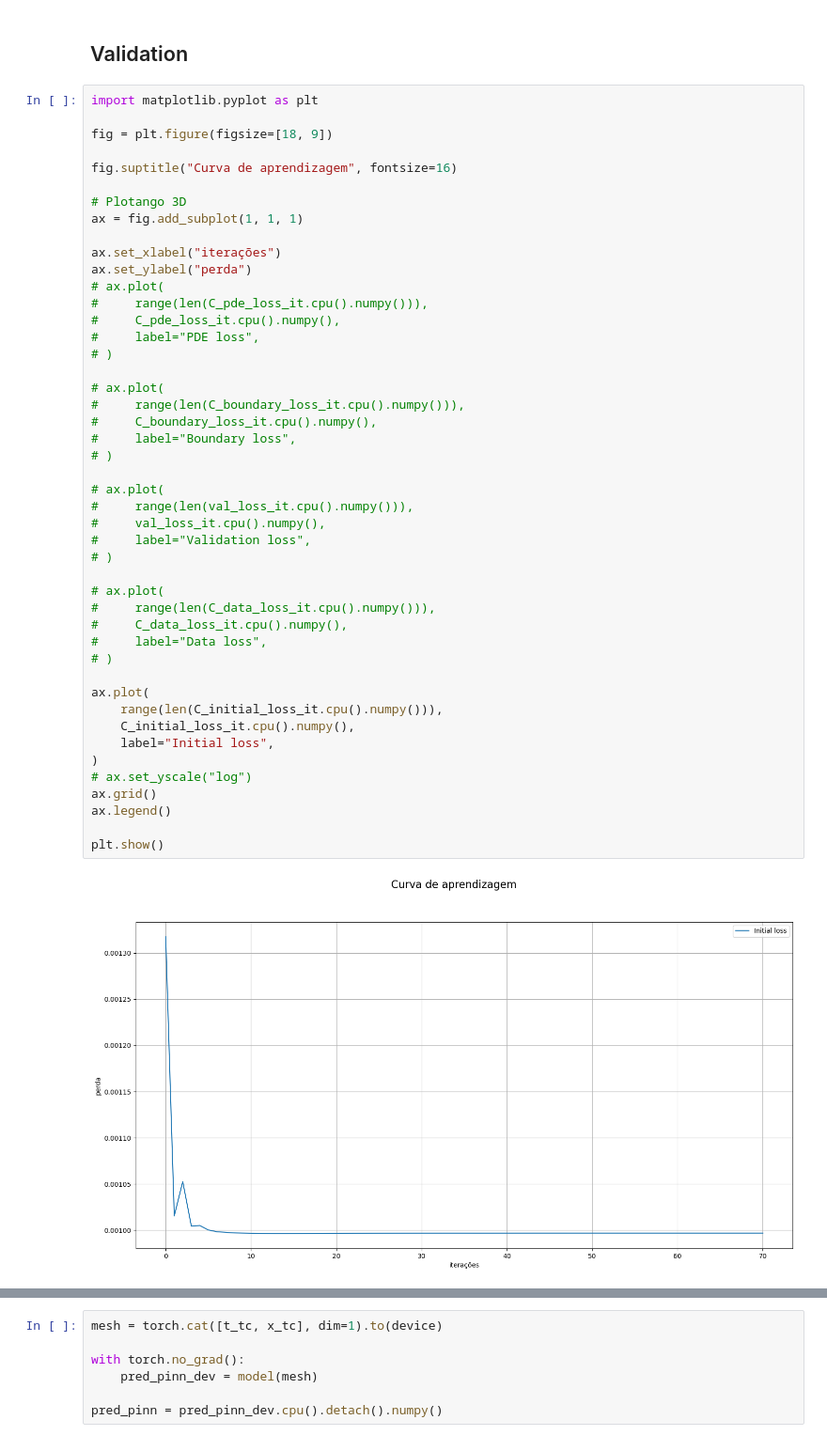
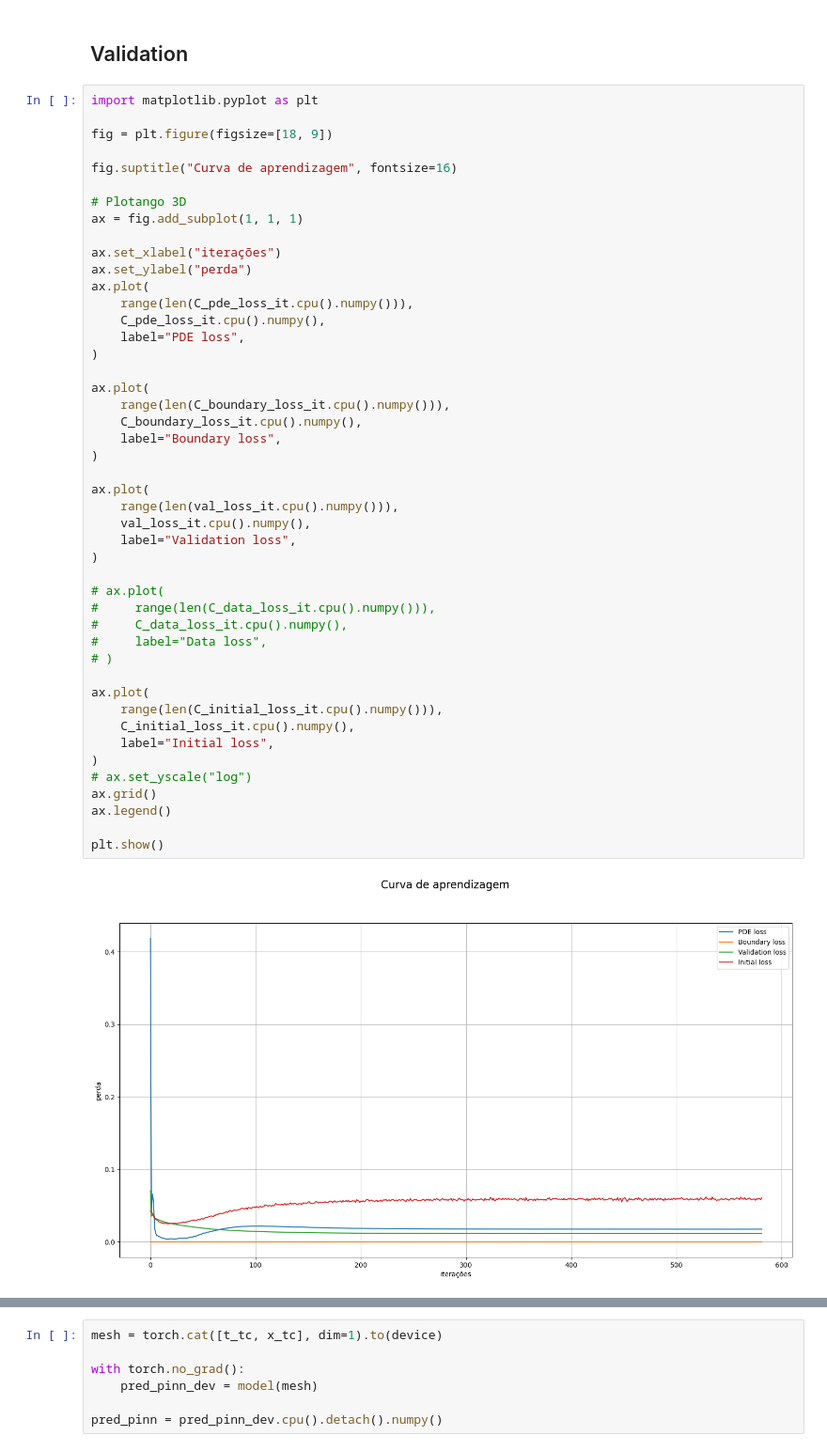
Before and after one commit to Esterci/2D_imune_edema_pinn, a Jupyter notebook: 1D/edp_t_x/pinn_model.ipynb, the cells around one changed output, grey strips where cells are left out. Shown at 94% size. Cells and saved outputs as stored; diff of their text form.

```diff
--- a/1D/edp_t_x/pinn_model.ipynb
+++ b/1D/edp_t_x/pinn_model.ipynb
@@ -1025,49 +1104,49 @@ import matplotlib.pyplot as plt
 
 fig = plt.figure(figsize=[18, 9])
 
 fig.suptitle("Curva de aprendizagem", fontsize=16)
 
 # Plotango 3D
 ax = fig.add_subplot(1, 1, 1)
 
 ax.set_xlabel("iterações")
 ax.set_ylabel("perda")
-# ax.plot(
-#     range(len(C_pde_loss_it.cpu().numpy())),
-#     C_pde_loss_it.cpu().numpy(),
-#     label="PDE loss",
-# )
+ax.plot(
+    range(len(C_pde_loss_it.cpu().numpy())),
+    C_pde_loss_it.cpu().numpy(),
+    label="PDE loss",
+)
 
-# ax.plot(
-#     range(len(C_boundary_loss_it.cpu().numpy())),
-#     C_boundary_loss_it.cpu().numpy(),
-#     label="Boundary loss",
-# )
+ax.plot(
+    range(len(C_boundary_loss_it.cpu().numpy())),
+    C_boundary_loss_it.cpu().numpy(),
+    label="Boundary loss",
+)
 
-# ax.plot(
-#     range(len(val_loss_it.cpu().numpy())),
-#     val_loss_it.cpu().numpy(),
-#     label="Validation loss",
-# )
+ax.plot(
+    range(len(val_loss_it.cpu().numpy())),
+    val_loss_it.cpu().numpy(),
+    label="Validation loss",
+)
 
 # ax.plot(
 #     range(len(C_data_loss_it.cpu().numpy())),
 #     C_data_loss_it.cpu().numpy(),
 #     label="Data loss",
 # )
 
 ax.plot(
     range(len(C_initial_loss_it.cpu().numpy())),
     C_initial_loss_it.cpu().numpy(),
     label="Initial loss",
 )
 # ax.set_yscale("log")
 ax.grid()
 ax.legend()
 
 plt.show()
 # %% [output]
-[figure, old version]
+[figure, new version]
 # %%
 import matplotlib.pyplot as plt
 
```
Also changed, not shown: parts of 17 cells of this notebook, 25 other files.
